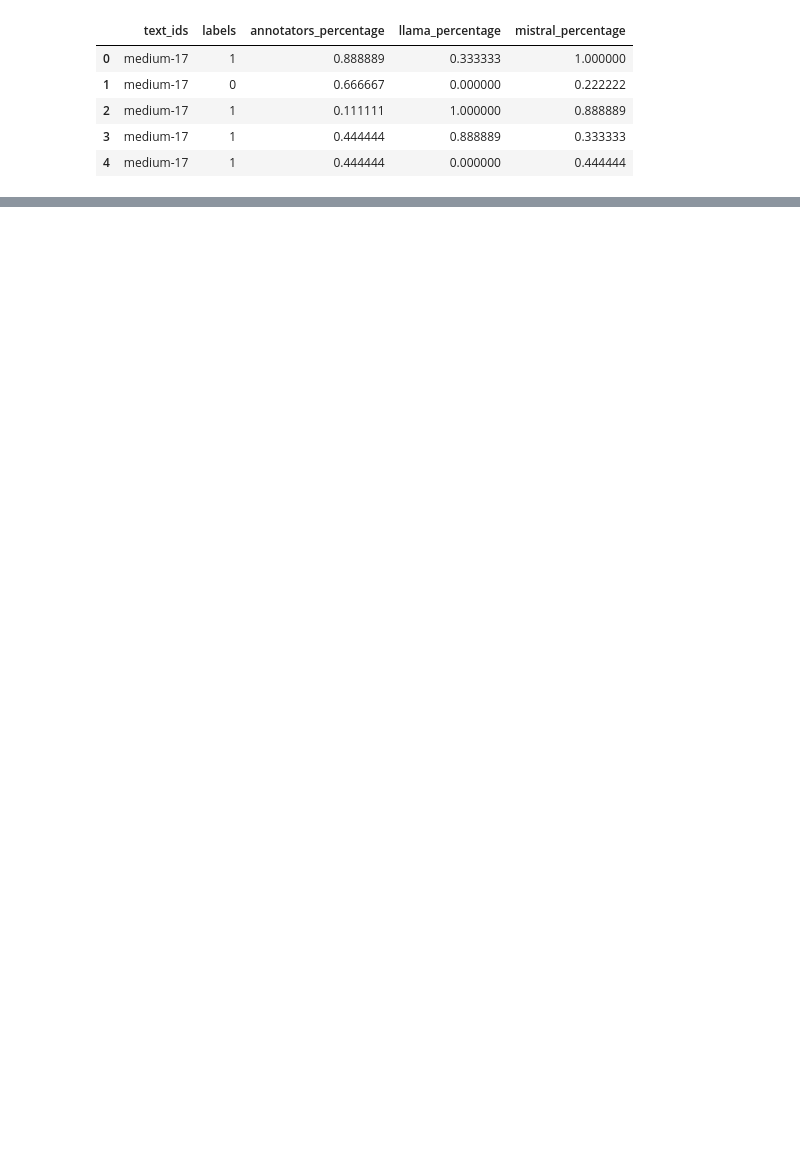
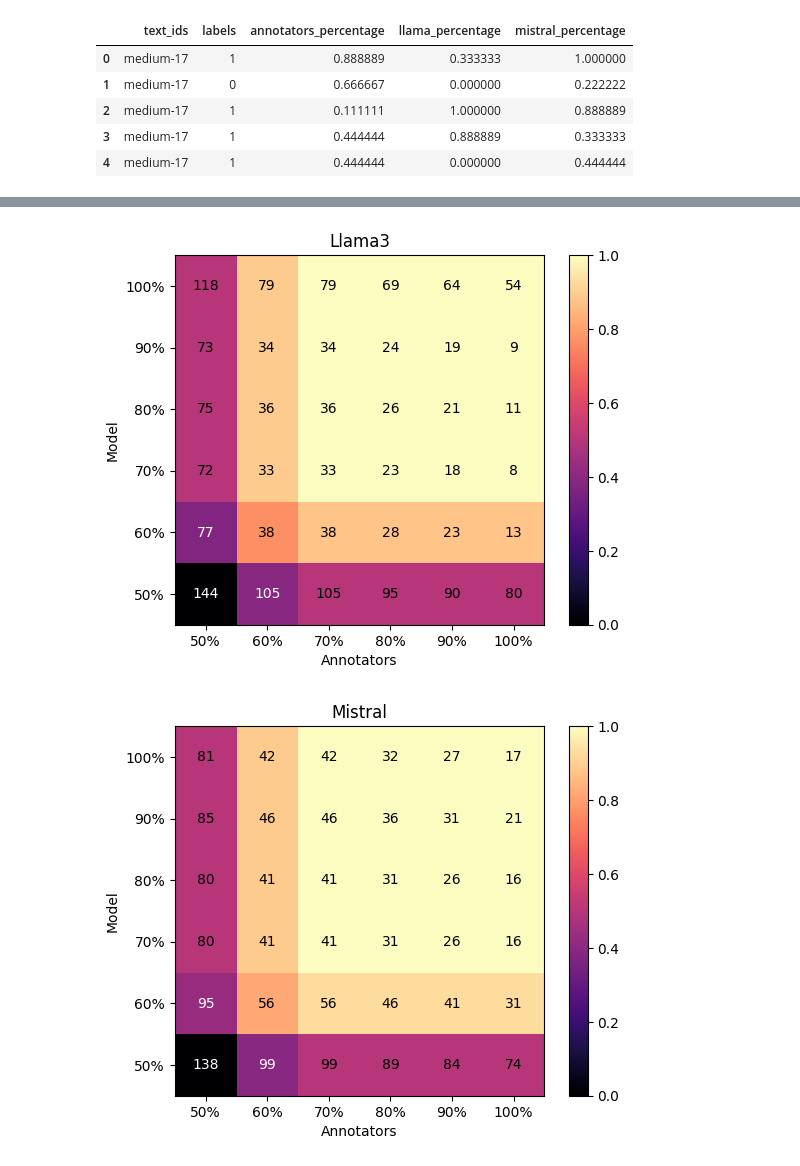
Before and after one commit to bnikolic2/Author-Style-Detection, a Jupyter notebook: SCS-graphs/visualization.ipynb, the cells around one changed output, grey strips where cells are left out. Cells and saved outputs as stored; diff of their text form; code cells hidden in the pictures; blank space fills up the shorter version.

Commit message:
visualization finished

```diff
--- a/SCS-graphs/visualization.ipynb
+++ b/SCS-graphs/visualization.ipynb
@@ -125,0 +98,39 @@ ann_f1s, llama_f1s, mistral_f1s
+# %%
+def f1_matrix(annotators, llm):
+    matrix = []
+    for x in llm:
+        row = []
+        for y in annotators:
+            row.append(np.mean([x, y]))
+        matrix.append(row)
+    return np.array(matrix)
+# %%
+ann_llama_f1s = f1_matrix(ann_f1s, llama_f1s)
+ann_mistral_f1s = f1_matrix(ann_f1s, mistral_f1s)
+# %%
+def plot_matrix(numbers, f1s, title):
+    plt.imshow(f1s, cmap='magma', interpolation='nearest')
+    for i in range(numbers.shape[0]):
+        for j in range(numbers.shape[1]):
+            if f1s[i, j] < 0.5:
+                color = 'white'
+            else:
+                color = 'black'
+            plt.text(j, i, str(numbers[i, j]), ha='center', va='center', color=color)
+
+    plt.xlabel('Annotators')
+    plt.ylabel('Model')
+
+    plt.xticks(np.arange(f1s.shape[1]), ['50%', '60%', '70%', '80%', '90%', '100%'])
+    plt.yticks(np.arange(f1s.shape[0]), ['50%', '60%', '70%', '80%', '90%', '100%'])
+    plt.gca().invert_yaxis()
+
+    plt.title(title)
+    plt.colorbar()
+    plt.show()
+# %%
+plot_matrix(ann_llama_matrix, ann_llama_f1s, 'Llama3')
+plot_matrix(ann_mistral_matrix, ann_mistral_f1s, 'Mistral')
+# %% [output]
+[figure, added]
+[figure, added]
```
Also changed, not shown: parts of 6 cells of this notebook.
